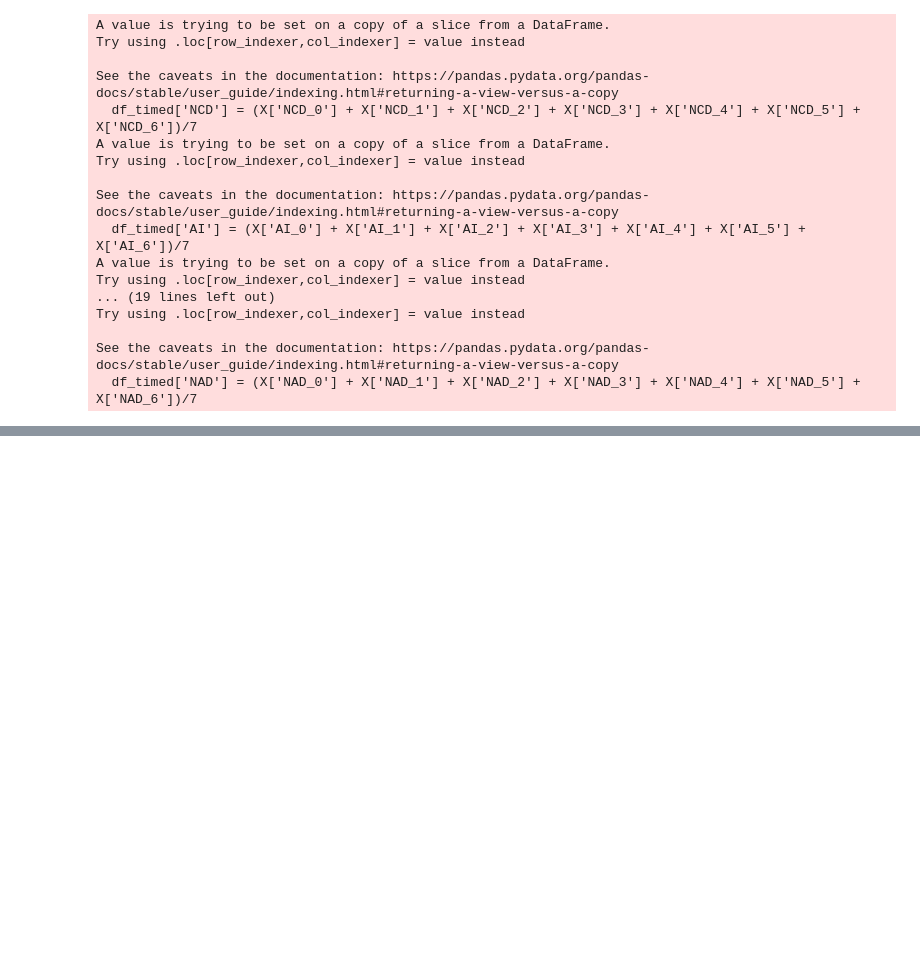
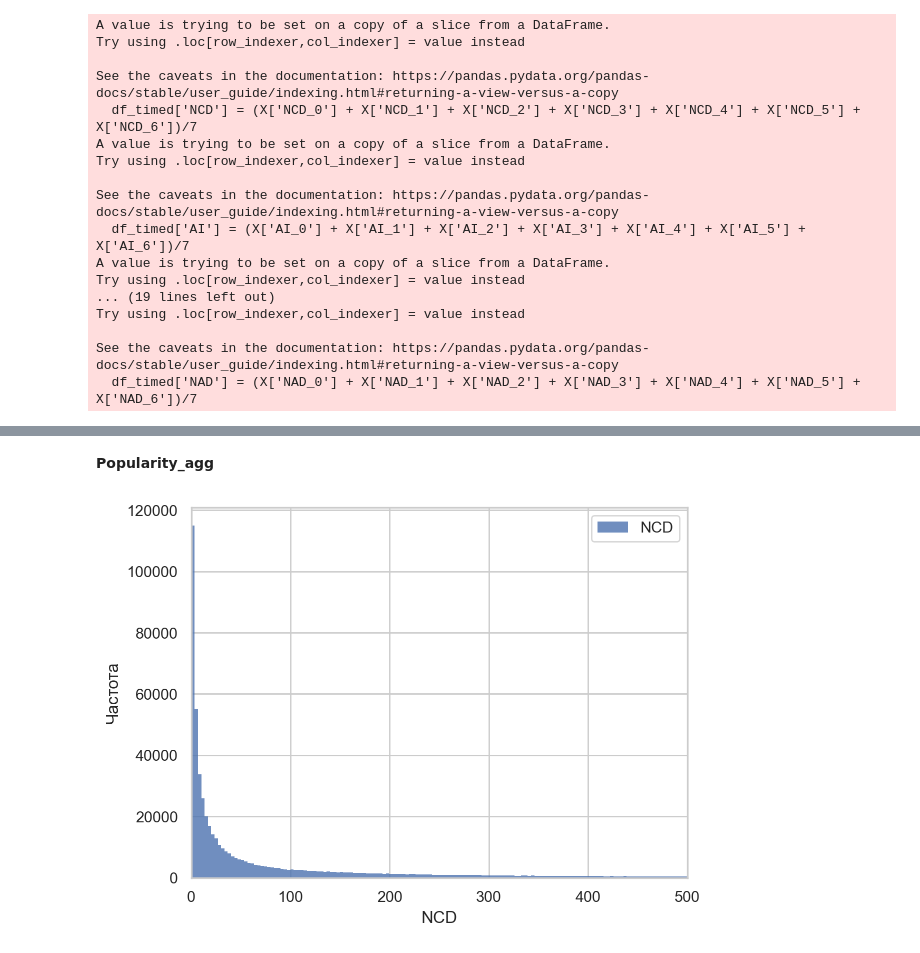
Before and after one commit to avo-milas/buzz_in_social_media, a Jupyter notebook: buzz_in_social_media.ipynb, the cells around one changed output, grey strips where cells are left out. Saved outputs shown, nothing was run; the diff lists cells and outputs as text; code cells hidden in the pictures; blank space fills up the shorter version.

```diff
--- a/buzz_in_social_media.ipynb
+++ b/buzz_in_social_media.ipynb
@@ -183,0 +229,10 @@ corr_matrix.style.background_gradient(cmap='coolwarm').format(precision=2)
+# %% [markdown]
+**Popularity_agg**
+# %%
+sns.histplot(data=df_timed['NCD'], alpha=0.8, label='NCD')
+plt.ylabel('Частота')
+plt.legend()
+plt.xlim(0, 500)
+plt.show()
+# %% [output]
+[figure, added]
```
Also changed, not shown: parts of 24 cells of this notebook.
